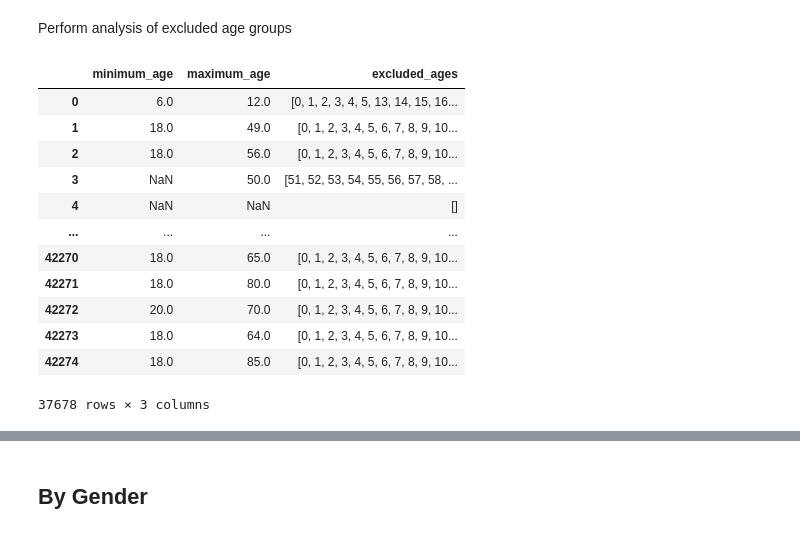
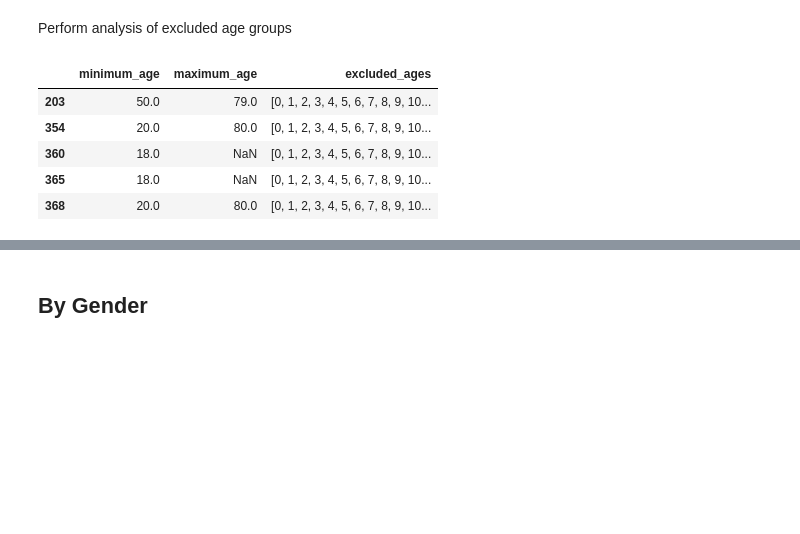
Before and after one commit to celinagacias/dc-symmetron, a Jupyter notebook: Data Cleaning and Analysis.ipynb, the cells around one changed output, grey strips where cells are left out. Saved outputs shown, nothing was run; the diff lists cells and outputs as text; code cells hidden in the pictures; blank space fills up the shorter version.

```diff
--- a/Data Cleaning and Analysis.ipynb
+++ b/Data Cleaning and Analysis.ipynb
@@ -46,5 +51,9 @@ There are 42275 studies in our sample.
 # %% [markdown]
 # Data Cleaning
+# %%
+# list of major cancer categories
+categories = sorted(['digestive','respiratory tract','head and neck'],
+                    key=lambda x: -len(df[df.mesh_term.fillna('').str.contains(x)]))
 # %% [markdown]
 ## Dates
 # %%
@@ -141,0 +151,6 @@ There are 37678 studies remaining.
+# %%
+# obtain subset of cancer studies
+df = df[(df.mesh_term.str.contains('neoplasm')) |
+        (df.mesh_term.str.contains('carcinoma')) |
+        (df.mesh_term.str.contains('cancer'))].copy(deep=True)
+print(f'There are {len(df)} studies for cancer-related interventions.')
@@ -141,0 +159,8 @@ There are 37678 studies remaining.
+# %%
+# subset to just the studies that fit into just 1 category
+
+# obtain the applicable categories for each study, in a list
+df['category'] = df.mesh_term.apply(lambda x: sorted([c for c in categories if c in x]))
+df = df[df.category.apply(lambda x: len(x) == 1)].copy(deep=True)
+df['category'] = df.category.apply(lambda x: x[0])
+print(f'There are {len(df)} studies that fit into just 1 of the categories we identified')
@@ -148,33 +228,26 @@ Perform analysis of excluded age groups
 # %%
 def get_ages(min, max):
   reference_ages = set( range(0, 101) )
   if str(min) != 'nan' and str(max) != 'nan':
     inc = set( range( int(min), int(max)+1 ) )
   elif str(min) == 'nan' and str(max) != 'nan':
     inc = set( range(0, int(max)+1 ) )
   elif str(min) != 'nan' and str(max) == 'nan':
     inc = set( range( int(min), 101) )
   else:
     inc = reference_ages
   exc = sorted(list(reference_ages - inc))
   return exc
 
 df['excluded_ages'] = df.apply(lambda x: get_ages(x.minimum_age, x.maximum_age), axis=1)
 
-display( df[['minimum_age', 'maximum_age', 'excluded_ages']] )
+display( df[['minimum_age', 'maximum_age', 'excluded_ages']].head() )
 # %% [output]
 |  | minimum_age | maximum_age | excluded_ages |
-| 0 | 6.0 | 12.0 | [0, 1, 2, 3, 4, 5, 13, 14, 15, 16... |
-| 1 | 18.0 | 49.0 | [0, 1, 2, 3, 4, 5, 6, 7, 8, 9, 10... |
-| 2 | 18.0 | 56.0 | [0, 1, 2, 3, 4, 5, 6, 7, 8, 9, 10... |
-| 3 | NaN | 50.0 | [51, 52, 53, 54, 55, 56, 57, 58, ... |
-| 4 | NaN | NaN | [] |
-| ... | ... | ... | ... |
-| 42270 | 18.0 | 65.0 | [0, 1, 2, 3, 4, 5, 6, 7, 8, 9, 10... |
-| 42271 | 18.0 | 80.0 | [0, 1, 2, 3, 4, 5, 6, 7, 8, 9, 10... |
-| 42272 | 20.0 | 70.0 | [0, 1, 2, 3, 4, 5, 6, 7, 8, 9, 10... |
-| 42273 | 18.0 | 64.0 | [0, 1, 2, 3, 4, 5, 6, 7, 8, 9, 10... |
-| 42274 | 18.0 | 85.0 | [0, 1, 2, 3, 4, 5, 6, 7, 8, 9, 10... |
+| 203 | 50.0 | 79.0 | [0, 1, 2, 3, 4, 5, 6, 7, 8, 9, 10... |
+| 354 | 20.0 | 80.0 | [0, 1, 2, 3, 4, 5, 6, 7, 8, 9, 10... |
+| 360 | 18.0 | NaN | [0, 1, 2, 3, 4, 5, 6, 7, 8, 9, 10... |
+| 365 | 18.0 | NaN | [0, 1, 2, 3, 4, 5, 6, 7, 8, 9, 10... |
+| 368 | 20.0 | 80.0 | [0, 1, 2, 3, 4, 5, 6, 7, 8, 9, 10... |
-37678 rows × 3 columns
 # %%
 # obtain subset of cancer studies
```
Also changed, not shown: parts of 23 cells of this notebook.
